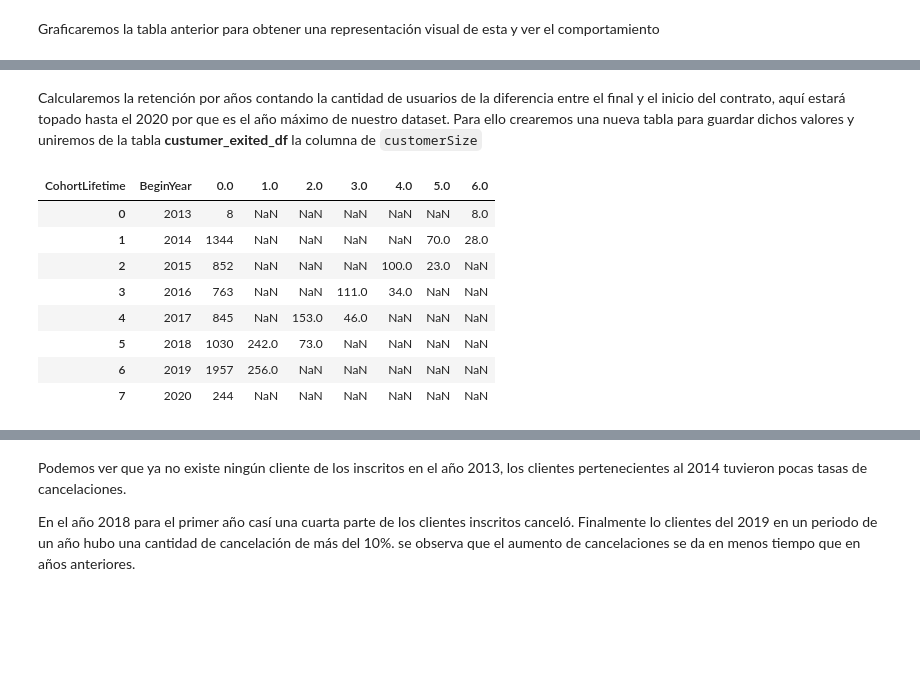
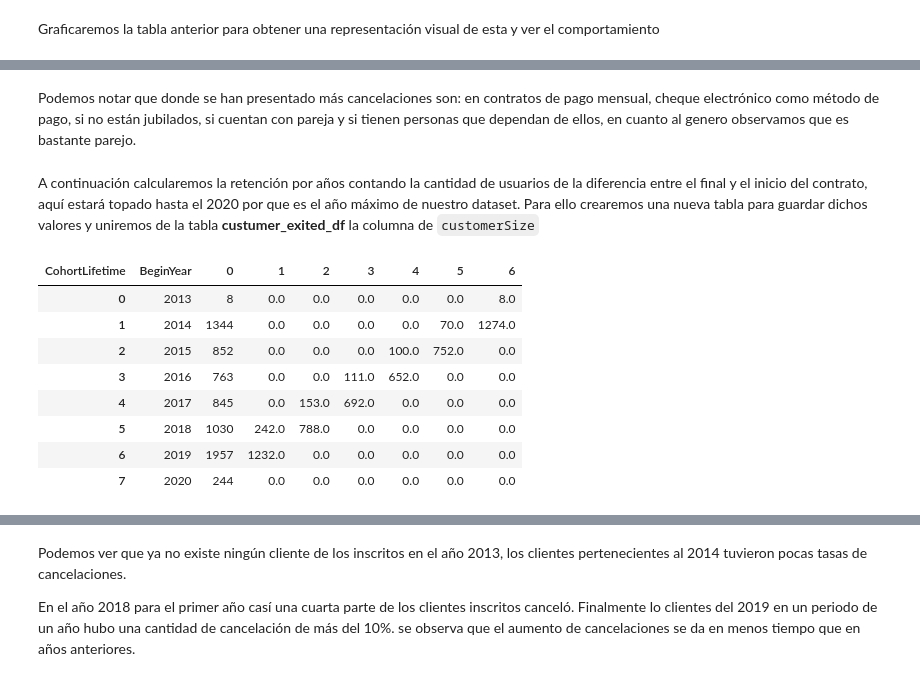
Before and after one commit to jFcomb/ML-churn-predictor, a Jupyter notebook: Interconect_Churn.ipynb, the cells around one changed output, grey strips where cells are left out. Drawn from its saved outputs; the diff is of its cells as text; code cells hidden in the pictures; blank space fills up the shorter version.

```diff
--- a/Interconect_Churn.ipynb
+++ b/Interconect_Churn.ipynb
@@ -517,11 +613,0 @@ df[['Exited','ExitedDate']].head(5)
-# %%
-# Diccionario ocn valroes a cambiar
-values_dict = {'Yes': 1,
-        'No': 0
-        }
-
-# Realización de cambio
-df = df.replace(values_dict)
-
-# Visualización de tabla
-df.info()
@@ -548,4 +616,7 @@ Agruegaremos dos columnas más en donde tengamos el año de inicio y el año de
 # %%
 #Extracción de años
 df['BeginYear'] = df.BeginDate.dt.year
-df['EndYear'] = df.ExitedDate.dt.year
+df['EndYear'] = df.EndDate.dt.year
+
+# Verificación de tipo de datos
+df.dtypes
@@ -551,0 +643,5 @@ df['EndYear'] = df.ExitedDate.dt.year
+# %%
+for i in range(14,21):
+    df[df.columns[i]]=df.iloc[::,i].astype('bool')
+
+df.info()
@@ -591,6 +694,6 @@ En la siguiente gráfica visualizaremos la tasa de cancelación por año desde s
 # %%
 # Creación de una nueva tabla
-df_retain = df[['customerID','BeginYear','EndYear','Exited']].copy()
+df_retain = df[['customerID','BeginYear','EndYear','Churn']].copy()
 df_retain['EndYear'] = df_retain['EndYear'].fillna(df_retain['BeginYear'])
 # Visualización de la tabla
 df_retain.head()
@@ -669,30 +796,33 @@ Podemos notar como se había mantenido sin bajas hasta el año 2019 en donde se
+# %% [markdown]
+Podemos notar que donde se han presentado más cancelaciones son: en contratos de pago mensual, cheque electrónico como método de pago, si no están jubilados, si cuentan con pareja y si tienen personas que dependan de ellos, en cuanto al genero observamos que es bastante parejo.
 # %% [markdown]
-Calcularemos la retención por años contando la cantidad de usuarios de la diferencia entre el final y el inicio del contrato, aquí estará topado hasta el 2020 por que es el año máximo de nuestro dataset. Para ello crearemos una nueva tabla para guardar dichos valores y uniremos de la tabla **custumer_exited_df** la columna de `customerSize`
+A continuación calcularemos la retención por años contando la cantidad de usuarios de la diferencia entre el final y el inicio del contrato, aquí estará topado hasta el 2020 por que es el año máximo de nuestro dataset. Para ello crearemos una nueva tabla para guardar dichos valores y uniremos de la tabla **custumer_exited_df** la columna de `customerSize`
 # %%
 # Cálculo del tiempo de vida de contratos de los clientes
 df_retain['CohortLifetime']=df_retain['EndYear']-df_retain['BeginYear']
 
 # Creación de nueva tabla con la cuenta de usuarios unicos
 cohorts = df_retain.pivot_table(index = ['BeginYear','CohortLifetime'],
                          aggfunc = {'customerID':'nunique'}).reset_index()
 
 # Tabla agrupada por año de inicio del cliente y por años en el servicio
 cohorts=cohorts.pivot_table(index='BeginYear', columns='CohortLifetime', values = 'customerID').reset_index()
 # Agregamos el valor inicial de los clientes
 cohorts[0] = customer_size_df['customerSize']
-
+# Rellenamos valores nulos con 0
+cohorts.fillna(0,inplace=True)
 # Visualización
 cohorts
 # %% [output]
-| CohortLifetime | BeginYear | 0.0 | 1.0 | 2.0 | 3.0 | 4.0 | 5.0 | 6.0 |
-| 0 | 2013 | 8 | NaN | NaN | NaN | NaN | NaN | 8.0 |
-| 1 | 2014 | 1344 | NaN | NaN | NaN | NaN | 70.0 | 28.0 |
-| 2 | 2015 | 852 | NaN | NaN | NaN | 100.0 | 23.0 | NaN |
-| 3 | 2016 | 763 | NaN | NaN | 111.0 | 34.0 | NaN | NaN |
-| 4 | 2017 | 845 | NaN | 153.0 | 46.0 | NaN | NaN | NaN |
-| 5 | 2018 | 1030 | 242.0 | 73.0 | NaN | NaN | NaN | NaN |
-| 6 | 2019 | 1957 | 256.0 | NaN | NaN | NaN | NaN | NaN |
-| 7 | 2020 | 244 | NaN | NaN | NaN | NaN | NaN | NaN |
+| CohortLifetime | BeginYear | 0 | 1 | 2 | 3 | 4 | 5 | 6 |
+| 0 | 2013 | 8 | 0.0 | 0.0 | 0.0 | 0.0 | 0.0 | 8.0 |
+| 1 | 2014 | 1344 | 0.0 | 0.0 | 0.0 | 0.0 | 70.0 | 1274.0 |
+| 2 | 2015 | 852 | 0.0 | 0.0 | 0.0 | 100.0 | 752.0 | 0.0 |
+| 3 | 2016 | 763 | 0.0 | 0.0 | 111.0 | 652.0 | 0.0 | 0.0 |
+| 4 | 2017 | 845 | 0.0 | 153.0 | 692.0 | 0.0 | 0.0 | 0.0 |
+| 5 | 2018 | 1030 | 242.0 | 788.0 | 0.0 | 0.0 | 0.0 | 0.0 |
+| 6 | 2019 | 1957 | 1232.0 | 0.0 | 0.0 | 0.0 | 0.0 | 0.0 |
+| 7 | 2020 | 244 | 0.0 | 0.0 | 0.0 | 0.0 | 0.0 | 0.0 |
 # %%
 # Calculo de porcentaje de cancelaciones
 for i in range (0,8):
```
Also changed, not shown: parts of 76 cells of this notebook.
